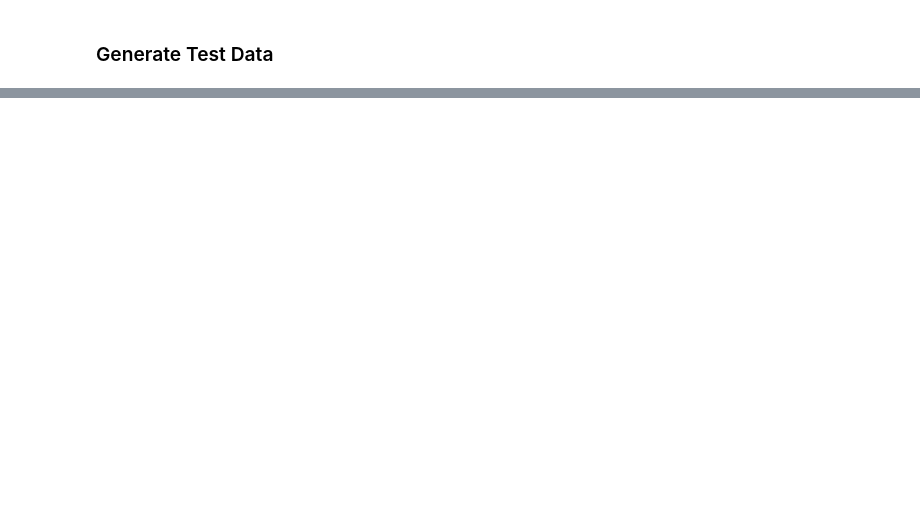
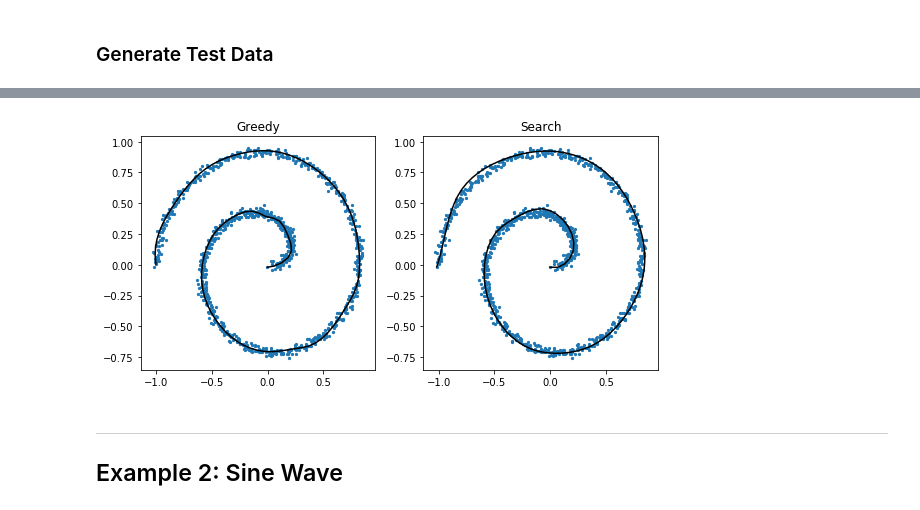
Before and after one commit to artusoma/prinPy, a Jupyter notebook: prinPy quickstart.ipynb, the cells around one changed output, grey strips where cells are left out. Drawn from its saved outputs; the diff is of its cells as text; code cells hidden in the pictures; blank space fills up the shorter version.

```diff
--- a/prinPy quickstart.ipynb
+++ b/prinPy quickstart.ipynb
@@ -39,0 +82,14 @@ proj = cl.project(x_data, y_data)
+# %%
+greedy = CLPCG()
+search = CLPCS()
+
+start1 = timeit.default_timer()
+greedy.fit(x_data, y_data, e_max = .02)
+stop1 = timeit.default_timer()
+
+start2 = timeit.default_timer()
+search.fit(x_data, y_data, e_max = .02)
+stop2 = timeit.default_timer()
+
+print("Greedy alg took %f seconds" % (stop1 - start1))
+print("Search alg took %f seconds" % (stop2 - start2))
@@ -39,0 +99,14 @@ proj = cl.project(x_data, y_data)
+# %%
+fig, ax = plt.subplots(1,2, figsize = (8,4))
+greedy.plot(ax[0])
+search.plot(ax[1])
+for ax_ in ax:
+    ax_.scatter(x_data, y_data, s = 5)
+
+ax[0].set_title('Greedy'); ax[1].set_title("Search")
+plt.tight_layout()
+# %% [output]
+[figure, added]
+# %% [markdown]
+***
+## Example 2: Sine Wave
```
Also changed, not shown: parts of 20 cells of this notebook, 1 other file.
